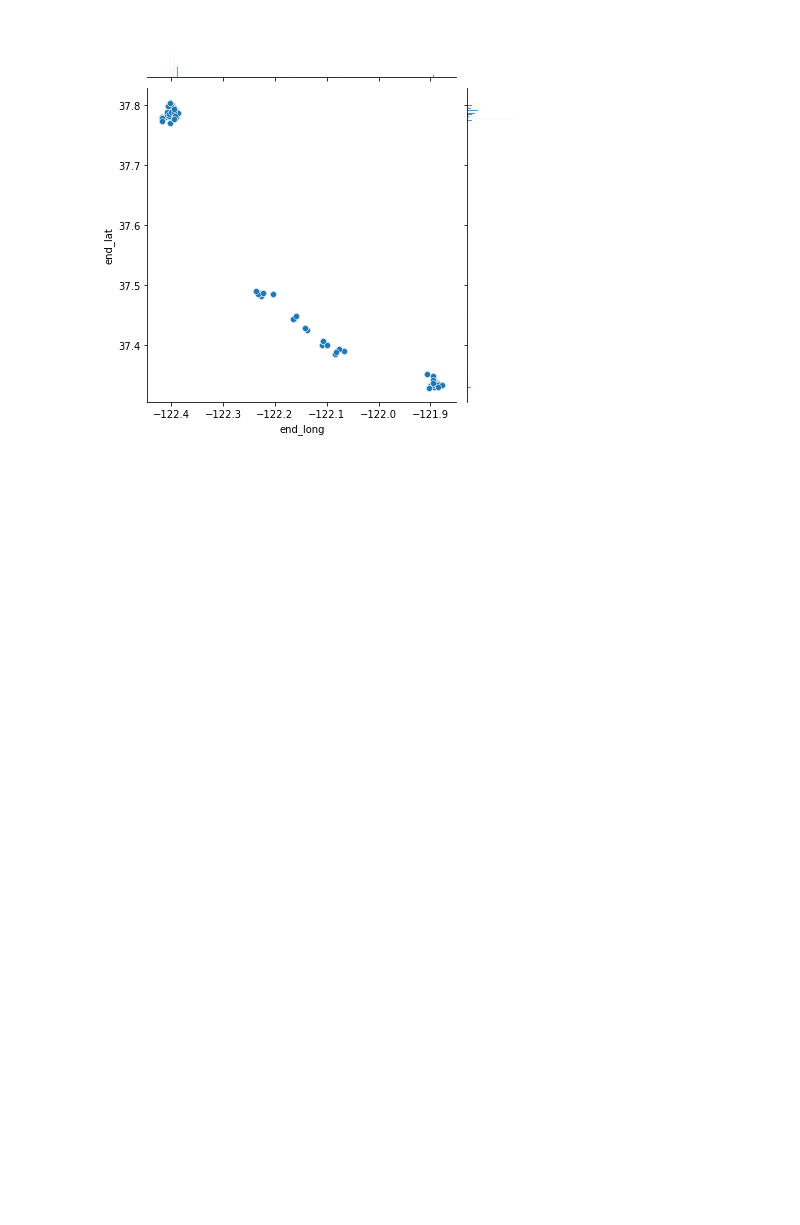
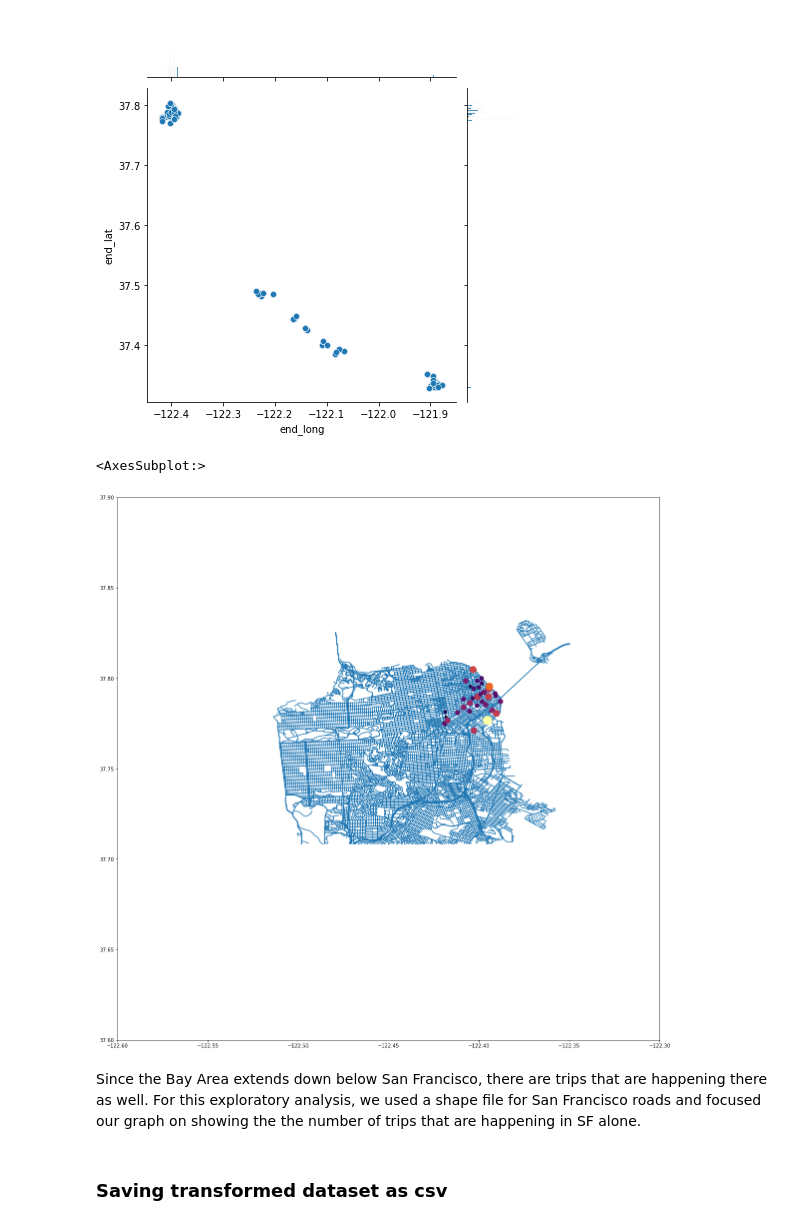
Before and after one commit to sachin-dabas/City-Biking, a Jupyter notebook: sanfrancisco.ipynb, the cells around one changed output. Drawn from its saved outputs; the diff is of its cells as text; code cells hidden in the pictures; blank space fills up the shorter version.

Commit message:
Completed EDA for SF and added data for trips, weather, and shape files"

```diff
--- a/sanfrancisco.ipynb
+++ b/sanfrancisco.ipynb
@@ -251,3 +252,26 @@ ax = sns.histplot(weather_df["mean_temperature_f"])
 ax = sns.jointplot(data=sf_df, x="end_long", y="end_lat")
 # %% [output]
 [figure]
+# %%
+# load in the shape file for SF
+road_gdf_sf = gpd.read_file("./data/sf/shape/tl_2017_06075_roads.shp")
+# %%
+start_stations = pd.DataFrame({'count' : sf_df.groupby( [ "start_long", "start_lat"] ).size()}).reset_index()
+start_gdf = gpd.GeoDataFrame(start_stations,
+                                 geometry=gpd.points_from_xy(start_stations["start_long"],
+                                                             start_stations["start_lat"]),
+                                )
+# normalize count to values between 0 and 1
+start_gdf["count"] = ((start_gdf["count"] - start_gdf["count"].min()) /
+                        (start_gdf["count"].max()- start_gdf["count"].min()))
+# %%
+ax = road_gdf_sf.plot(figsize=(20, 20))
+ax.set(ylim=(37.6, 37.9), xlim=(-122.6, -122.3))
+start_gdf.plot(column="count", ax=ax, cmap="inferno", zorder=3, markersize=start_gdf["count"]*300)
+# %% [output]
+<AxesSubplot:>
+[figure, added]
+# %% [markdown]
+Since the Bay Area extends down below San Francisco, there are trips that are happening there as well. For this exploratory analysis, we used a shape file for San Francisco roads and focused our graph on showing the the number of trips that are happening in SF alone.
+# %% [markdown]
+### Saving transformed dataset as csv
```
Also changed, not shown: parts of 2 cells of this notebook, 12 other files.
